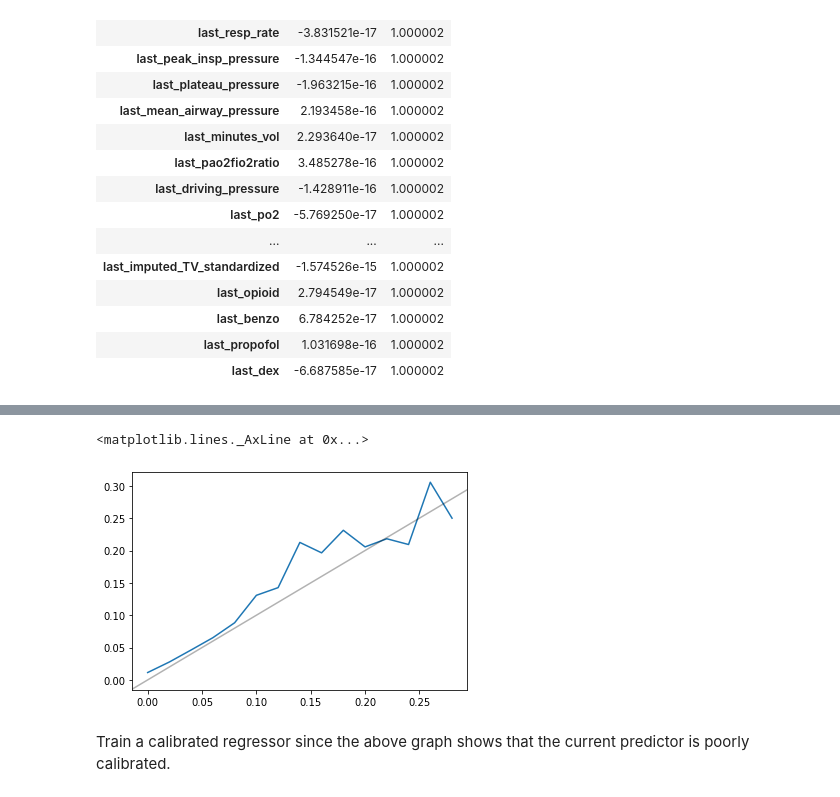
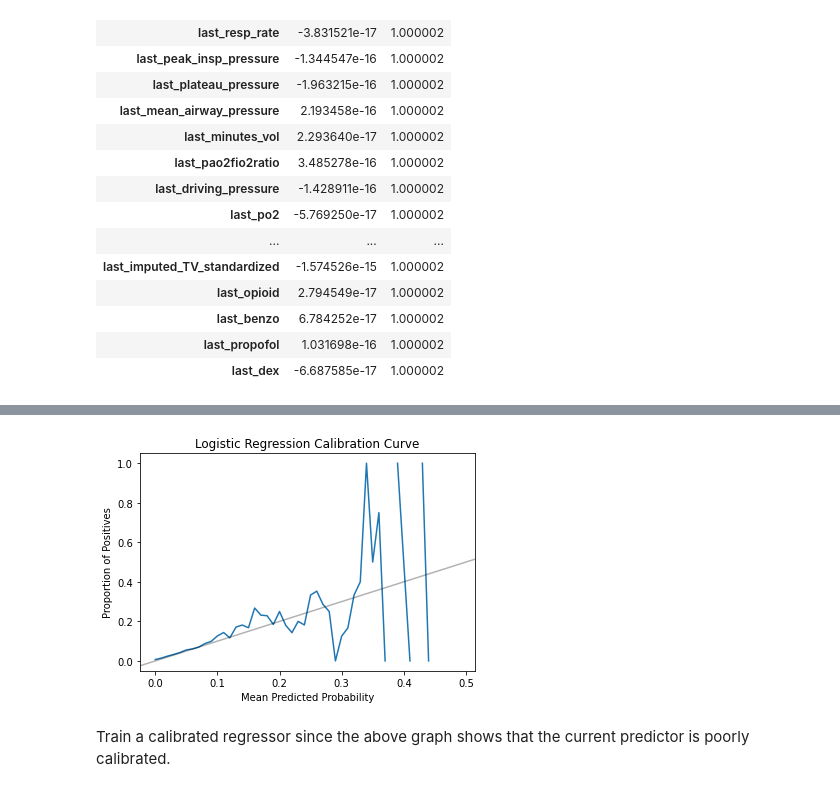
Before and after one commit to amanchoudhri/liberation-timing-paper, a Jupyter notebook: main.ipynb, the cells around one changed output, grey strips where cells are left out. Drawn from its saved outputs; the diff is of its cells as text; code cells hidden in the pictures.

```diff
--- a/main.ipynb
+++ b/main.ipynb
@@ -60,5 +60,6 @@ df.loc[~df['ventilation_status'].isin([2, 5]), 'control'] = 0
 # %%
-# Remove data points past weaning
 df['weaning'] = 1 - df['control']
-df['is_past_wean'] = group_by_stay(df, 'weaning').apply(lambda stay: stay.cumsum().cumsum() > 1)
+df['is_past_wean'] = group_by_stay(df, 'weaning').apply(
+    lambda stay: stay.cumsum().cumsum() > 1
+    )
 df = df[~df['is_past_wean']]
@@ -134,10 +115,9 @@ Next, we identify columns to exclude from the analysis on the basis of their NA
 # %%
-LEN_DF = len(df) # cache to avoid recalculating each loop
-cols_to_exclude = set()
+cols_to_exclude = []
 for c in ALL_WEANING_PREDICTORS:
-    na_proportion = df[c].isna().sum() / LEN_DF
+    na_proportion = df[c].isna().mean()
     if na_proportion >= 0.1:
-        cols_to_exclude.add(c)
+        cols_to_exclude.append(c)
         print(f'{c}: {na_proportion}')
 # %% [output]
 marital_status: 0.15031893611692573
@@ -215,12 +183,11 @@ MODEL_PARAMS = {
     'max_iter': 2000,
 }
 # Dataframe checkpoint (loading in full processed dataset)
-# df = pd.read_csv('processed_data.csv')
-# create our objective column
-# df['weaning'] = 1 - df['control']
+df = pd.read_csv('processed_data.csv')
 
-X = df[weaning_predictors]
+X = df.loc[:, weaning_predictors]
 y = df['weaning']
 
+# Encode string/object columns as integers
 for col in X.select_dtypes(include='object'):
     X[col] = LabelEncoder().fit_transform(X[col])
@@ -250,19 +198,0 @@ create_calibration_curve(
-# %%
-# create a calibration curve
-df['p_hat'] = weaning_predictor.predict_proba(X)[:, 1]
-
-prob_pred = []
-prob_true = []
-
-resolution = 0.02
-xmax = 0.3
-for i in range(int(xmax/resolution)):
-    prob_true.append(i * resolution)
-    prob_pred.append(df.loc[(df['p_hat'] >= resolution * i) & (df['p_hat'] <= resolution * (i + 1)), 'weaning'].mean())
-
-_ , ax = plt.subplots(nrows=1, ncols=1)
-plt.plot(prob_true, prob_pred)
-ax.axline([0, 0], [0.2, 0.2], color='black', alpha=0.3)
-# %% [output]
-<matplotlib.lines._AxLine at 0x...>
-[figure, removed]
@@ -269,3 +201,22 @@ ax.axline([0, 0], [0.2, 0.2], color='black', alpha=0.3)
+# %%
+# Model checkpoint
+with open('models/weaning_predictor.pkl', 'rb') as f:
+    weaning_predictor = pickle.load(f)
+
+# create a calibration curve
+df['p_hat'] = weaning_predictor.predict_proba(X)[:, 1]
+
+# calibration_curve(
+#     df, 'p_hat', 'weaning', 'Logistic Regression Calibration Curve',
+#     filename='logistic_reg_calibration.png'
+#     )
+
+cc(
+    df, 'p_hat', 'weaning', 'Logistic Regression Calibration Curve',
+    # filename='logistic_reg_calibration.png'
+    )
+# %% [output]
+[figure, added]
 # %% [markdown]
 Train a calibrated regressor since the above graph shows that the current predictor is poorly calibrated.
 # %%
```
Also changed, not shown: parts of 61 cells of this notebook, 1 other file.
